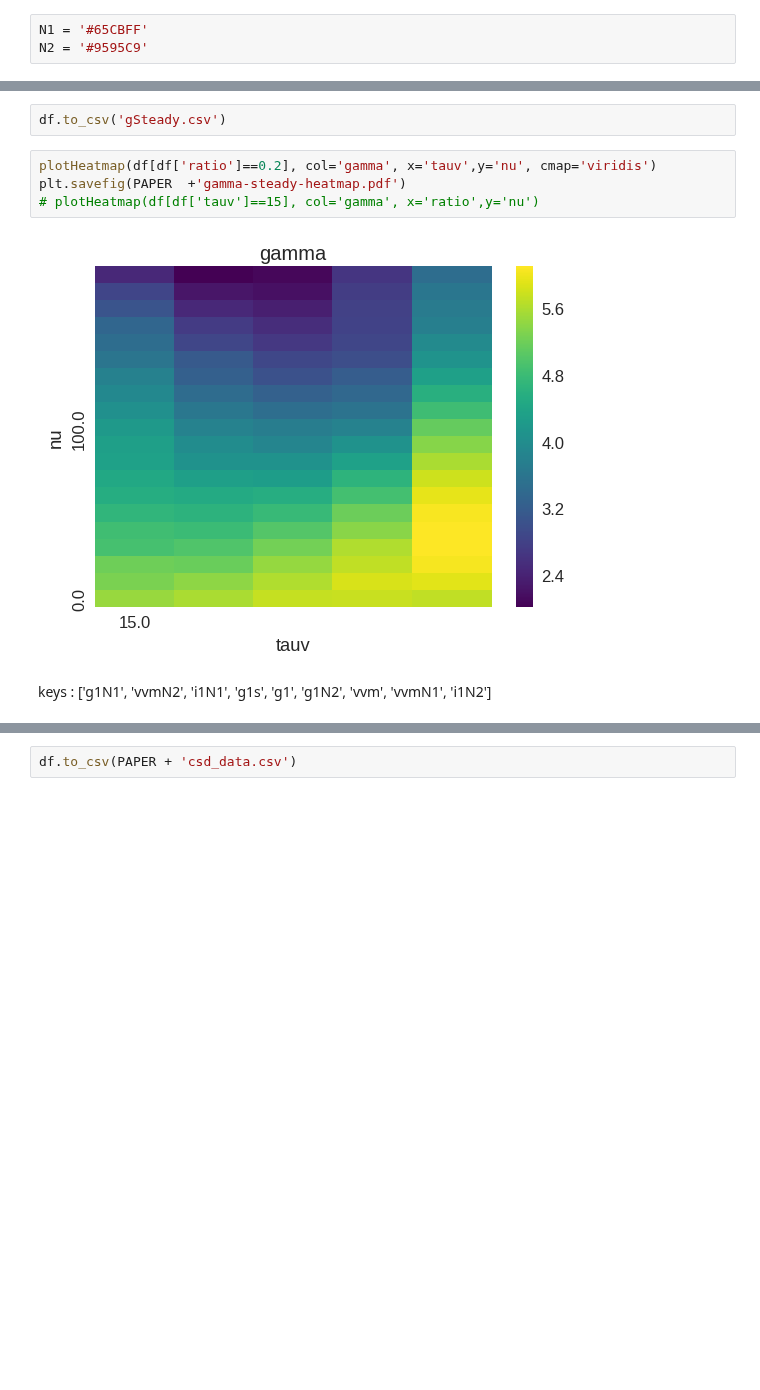
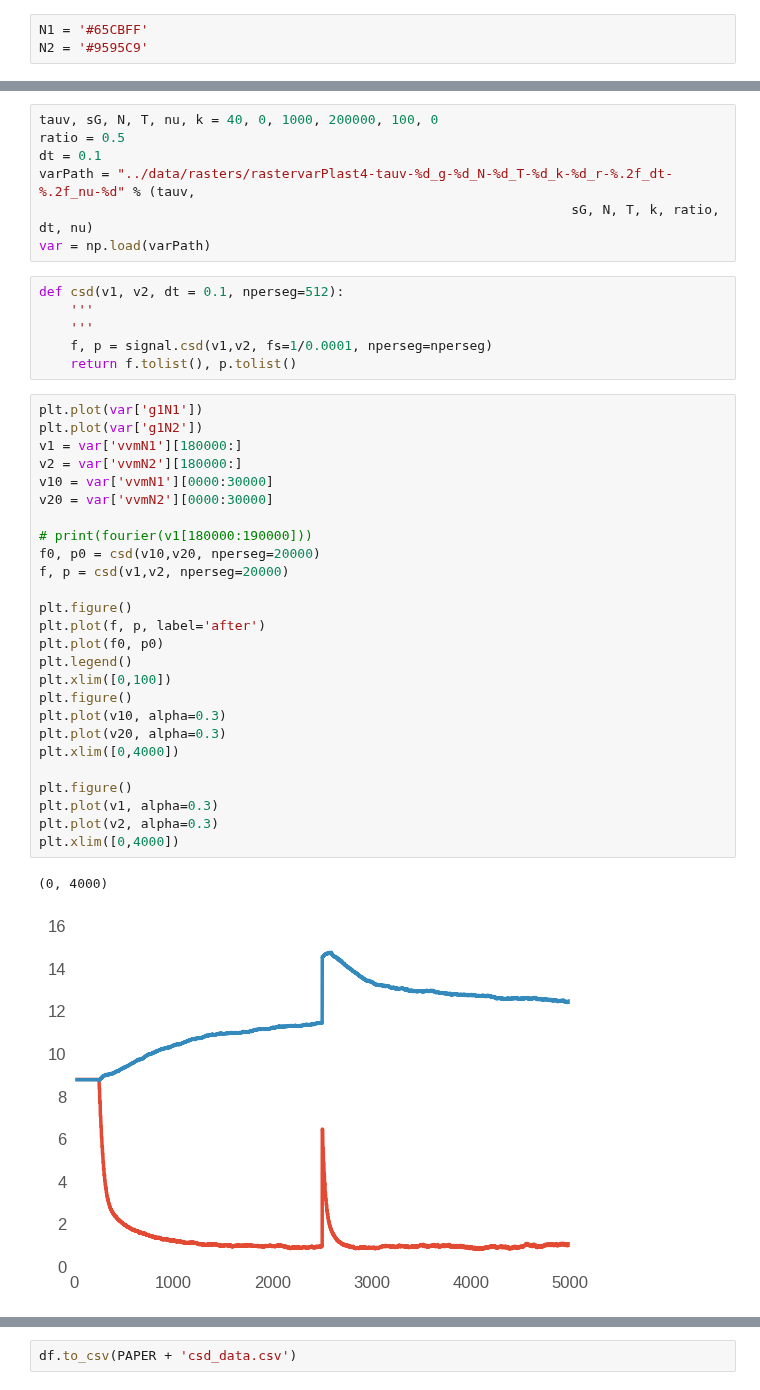
Before and after one commit to gpernelle/cortex, a Jupyter notebook: notebooks/paperSync-figure4.ipynb, the cells around one changed output, grey strips where cells are left out. Cells and saved outputs as stored; diff of their text form; blank space fills up the shorter version.

```diff
--- a/notebooks/paperSync-figure4.ipynb
+++ b/notebooks/paperSync-figure4.ipynb
@@ -68,10 +35,42 @@ for nu in nuList:
-# %%
-df.to_csv('gSteady.csv')
-# %%
-plotHeatmap(df[df['ratio']==0.2], col='gamma', x='tauv',y='nu', cmap='viridis')
-plt.savefig(PAPER  +'gamma-steady-heatmap.pdf')
-# plotHeatmap(df[df['tauv']==15], col='gamma', x='ratio',y='nu')
-# %% [output]
-[figure, removed]
-# %% [markdown]
-keys : ['g1N1', 'vvmN2', 'i1N1', 'g1s', 'g1', 'g1N2', 'vvm', 'vvmN1', 'i1N2']
+# %%
+tauv, sG, N, T, nu, k = 40, 0, 1000, 200000, 100, 0
+ratio = 0.5
+dt = 0.1
+varPath = "../data/rasters/rastervarPlast4-tauv-%d_g-%d_N-%d_T-%d_k-%d_r-%.2f_dt-%.2f_nu-%d" % (tauv,
+                                                                    sG, N, T, k, ratio, dt, nu)
+var = np.load(varPath)
+# %%
+def csd(v1, v2, dt = 0.1, nperseg=512):
+    '''
+    '''
+    f, p = signal.csd(v1,v2, fs=1/0.0001, nperseg=nperseg)
+    return f.tolist(), p.tolist()
+# %%
+plt.plot(var['g1N1'])
+plt.plot(var['g1N2'])
+v1 = var['vvmN1'][180000:]
+v2 = var['vvmN2'][180000:]
+v10 = var['vvmN1'][0000:30000]
+v20 = var['vvmN2'][0000:30000]
+
+# print(fourier(v1[180000:190000]))
+f0, p0 = csd(v10,v20, nperseg=20000)
+f, p = csd(v1,v2, nperseg=20000)
+
+plt.figure()
+plt.plot(f, p, label='after')
+plt.plot(f0, p0)
+plt.legend()
+plt.xlim([0,100])
+plt.figure()
+plt.plot(v10, alpha=0.3)
+plt.plot(v20, alpha=0.3)
+plt.xlim([0,4000])
+
+plt.figure()
+plt.plot(v1, alpha=0.3)
+plt.plot(v2, alpha=0.3)
+plt.xlim([0,4000])
+# %% [output]
+(0, 4000)
+[figure, added]
```
Also changed, not shown: parts of 10 cells of this notebook, 4 other files.
